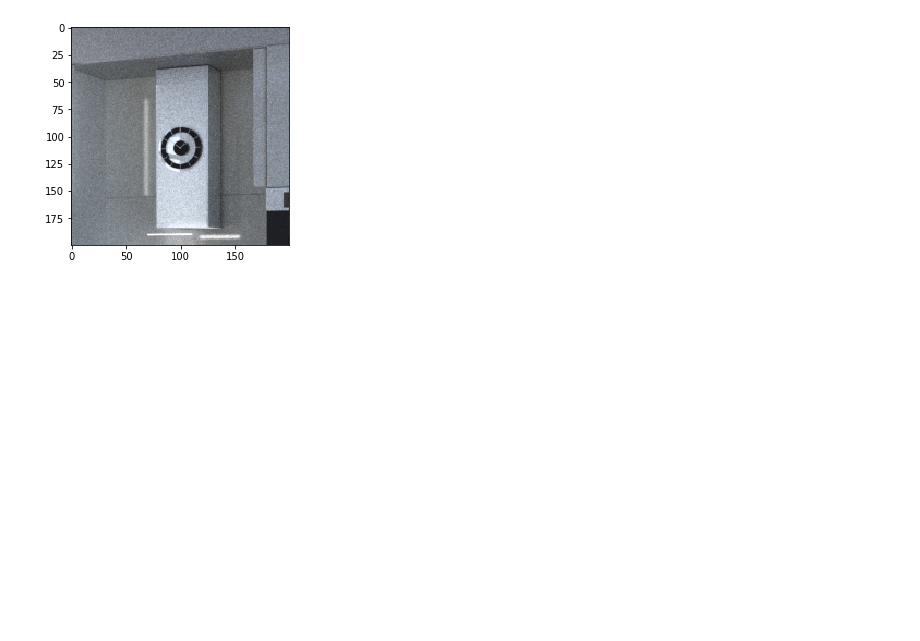
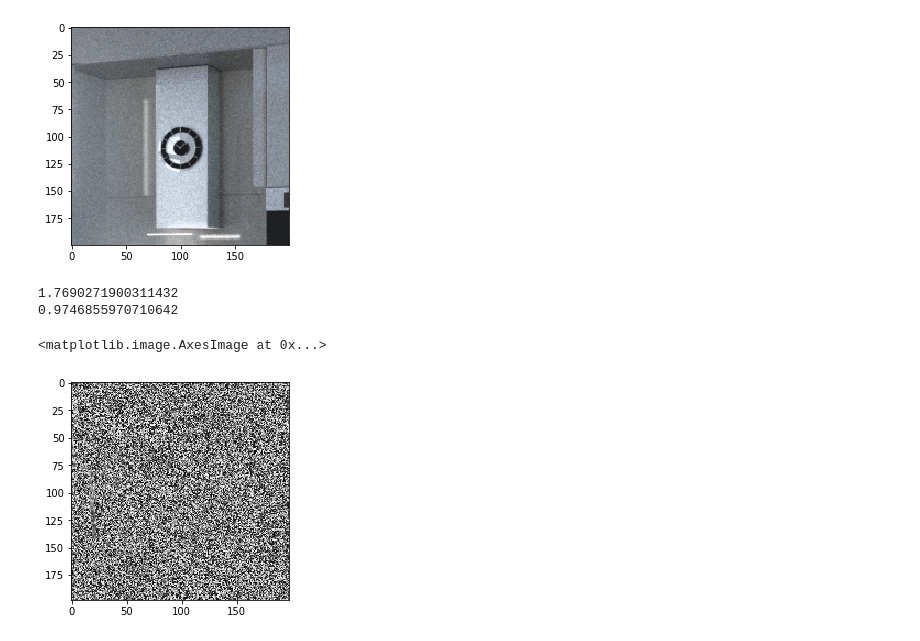
Before and after one commit to prise-3d/Thesis-NoiseDetection-attributes, a Jupyter notebook: analysis/custom_diff_filter_svd.ipynb, the cells around one changed output. Drawn from its saved outputs; the diff is of its cells as text; code cells hidden in the pictures; blank space fills up the shorter version.

```diff
--- a/analysis/custom_diff_filter_svd.ipynb
+++ b/analysis/custom_diff_filter_svd.ipynb
@@ -281,4 +305,17 @@ plt.imshow(zones_cuisine[0])
 # %% [output]
 <matplotlib.image.AxesImage at 0x...>
 [figure]
+# %%
+l_img = transform.get_LAB_L(zones_appart[0])
+plt.imshow(l_img, cmap='gray', vmin=0, vmax=255)
+diff = diff_custom_filter(l_img, (3, 3), min)
+print(np.mean(diff))
+print(np.std(diff))
+diff = np.array(diff*255, 'uint8')
+plt.imshow(diff, cmap='gray', vmin=0, vmax=255)
+# %% [output]
+1.7690271900311432
+0.9746855970710642
+<matplotlib.image.AxesImage at 0x...>
+[figure, added]
 # %%
```
Also changed, not shown: parts of 9 cells of this notebook, 1 other file.
